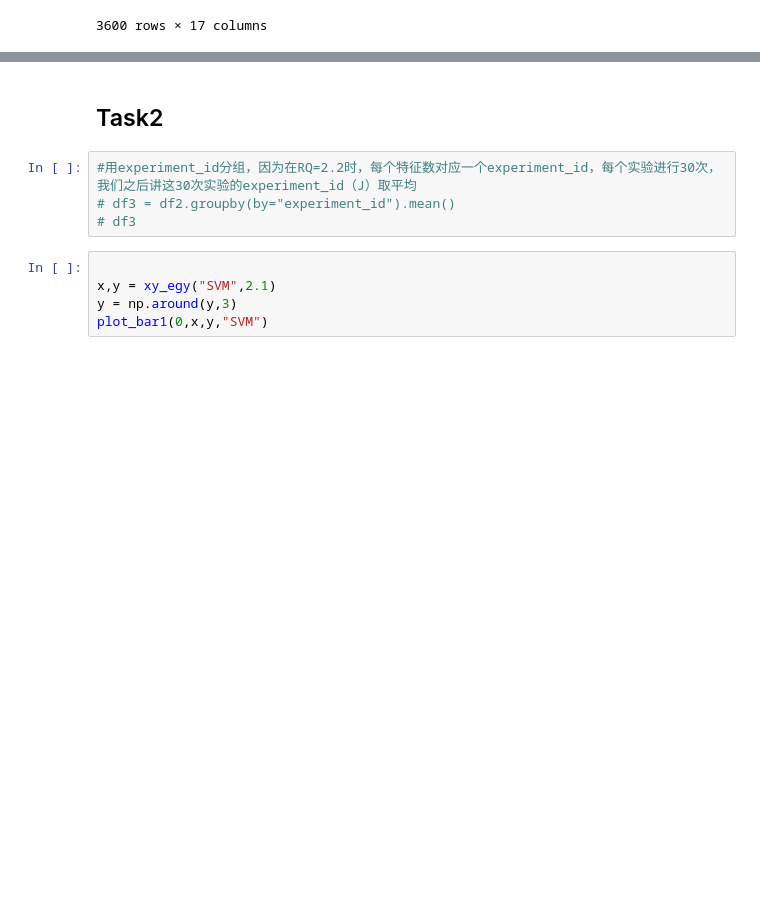
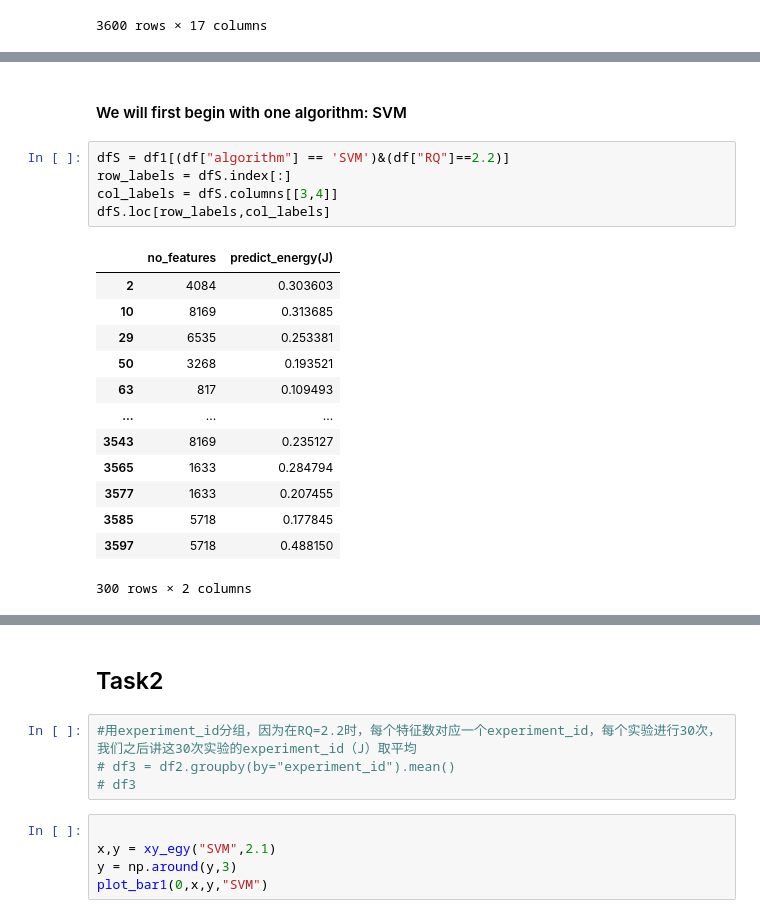
Before and after one commit to kikyo01/info250, a Jupyter notebook: project1/project1.ipynb, the cells around one changed output, grey strips where cells are left out. Saved outputs shown, nothing was run; the diff lists cells and outputs as text; blank space fills up the shorter version.

```diff
--- a/project1/project1.ipynb
+++ b/project1/project1.ipynb
@@ -200,0 +247,21 @@ def plot_barh1(ax):
+# %% [markdown]
+#### We will first begin with one algorithm: SVM
+# %%
+dfS = df1[(df["algorithm"] == 'SVM')&(df["RQ"]==2.2)]
+row_labels = dfS.index[:]
+col_labels = dfS.columns[[3,4]]
+dfS.loc[row_labels,col_labels]
+# %% [output]
+|  | no_features | predict_energy(J) |
+| 2 | 4084 | 0.303603 |
+| 10 | 8169 | 0.313685 |
+| 29 | 6535 | 0.253381 |
+| 50 | 3268 | 0.193521 |
+| 63 | 817 | 0.109493 |
+| ... | ... | ... |
+| 3543 | 8169 | 0.235127 |
+| 3565 | 1633 | 0.284794 |
+| 3577 | 1633 | 0.207455 |
+| 3585 | 5718 | 0.177845 |
+| 3597 | 5718 | 0.488150 |
+300 rows × 2 columns
```
Also changed, not shown: parts of 16 cells of this notebook.
